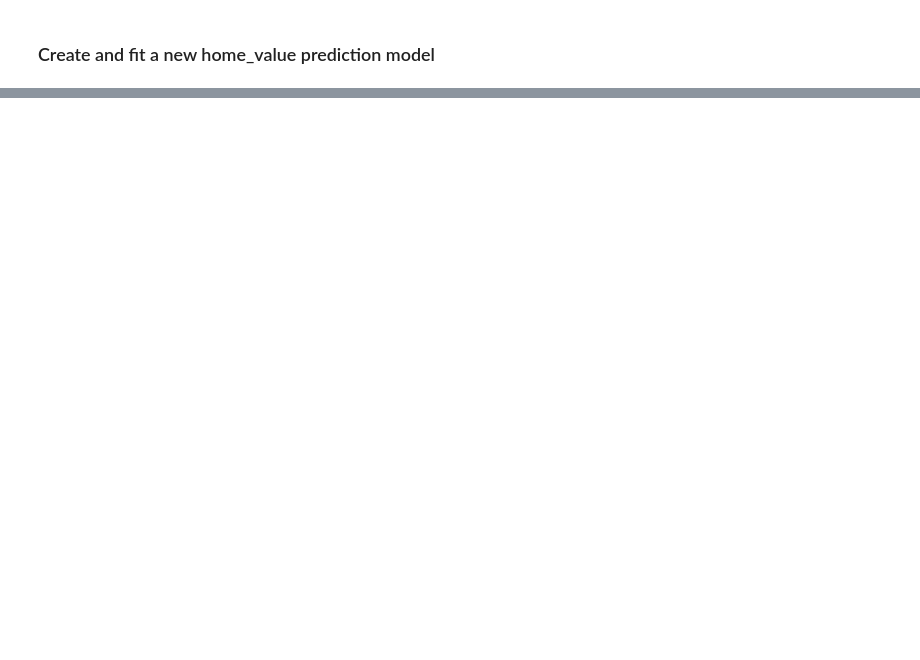
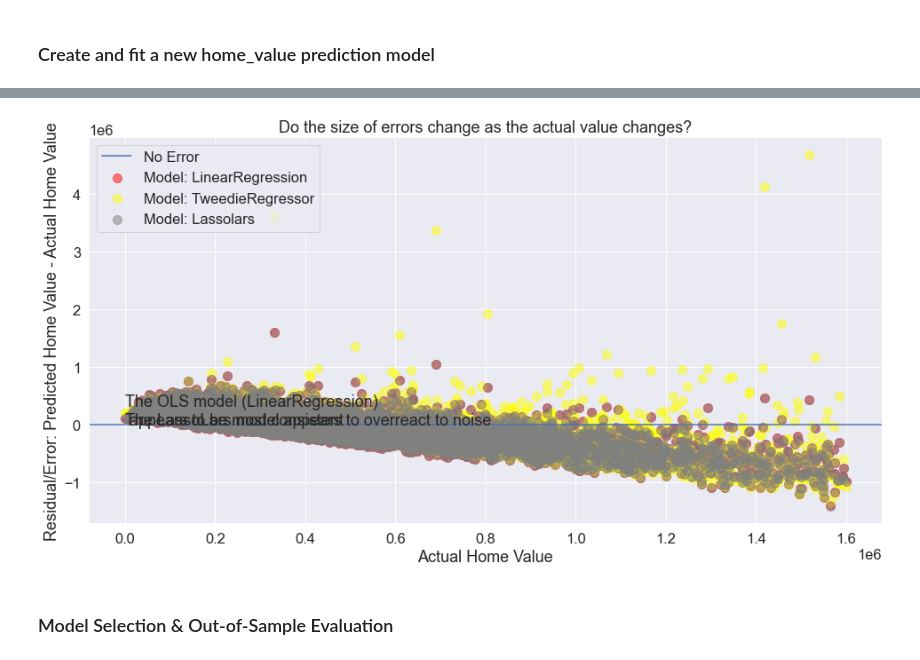
Before and after one commit to LuisVArce/Regression_Project, a Jupyter notebook: zillow_report.ipynb, the cells around one changed output, grey strips where cells are left out. Cells and saved outputs as stored; diff of their text form; code cells hidden in the pictures; blank space fills up the shorter version.

```diff
--- a/zillow_report.ipynb
+++ b/zillow_report.ipynb
@@ -399,0 +392,21 @@ baseline_var.round(3)
+# %%
+# y_validate.head()
+plt.figure(figsize=(16,8))
+plt.axhline(label="No Error")
+plt.scatter(y_validate.home_value, y_validate.home_value_pred_lm-y_validate.home_value,
+            alpha=.5, color="red", s=100, label="Model: LinearRegression")
+plt.scatter(y_validate.home_value, y_validate.home_value_pred_glm-y_validate.home_value,
+            alpha=.5, color="yellow", s=100, label="Model: TweedieRegressor")
+plt.scatter(y_validate.home_value, y_validate.home_value_pred_lars-y_validate.home_value,
+            alpha=.5, color="gray", s=100, label="Model: Lassolars")
+plt.legend()
+plt.xlabel("Actual Home Value")
+plt.ylabel("Residual/Error: Predicted Home Value - Actual Home Value")
+plt.title("Do the size of errors change as the actual value changes?")
+plt.annotate("The LassoLars model appears to overreact to noise", (1.2, 4))
+plt.annotate("The OLS model (LinearRegression)\n appears to be most consistent", (2, 3))
+plt.show()
+# %% [output]
+[figure, added]
+# %% [markdown]
+### Model Selection & Out-of-Sample Evaluation
```
Also changed, not shown: parts of 59 cells of this notebook.
